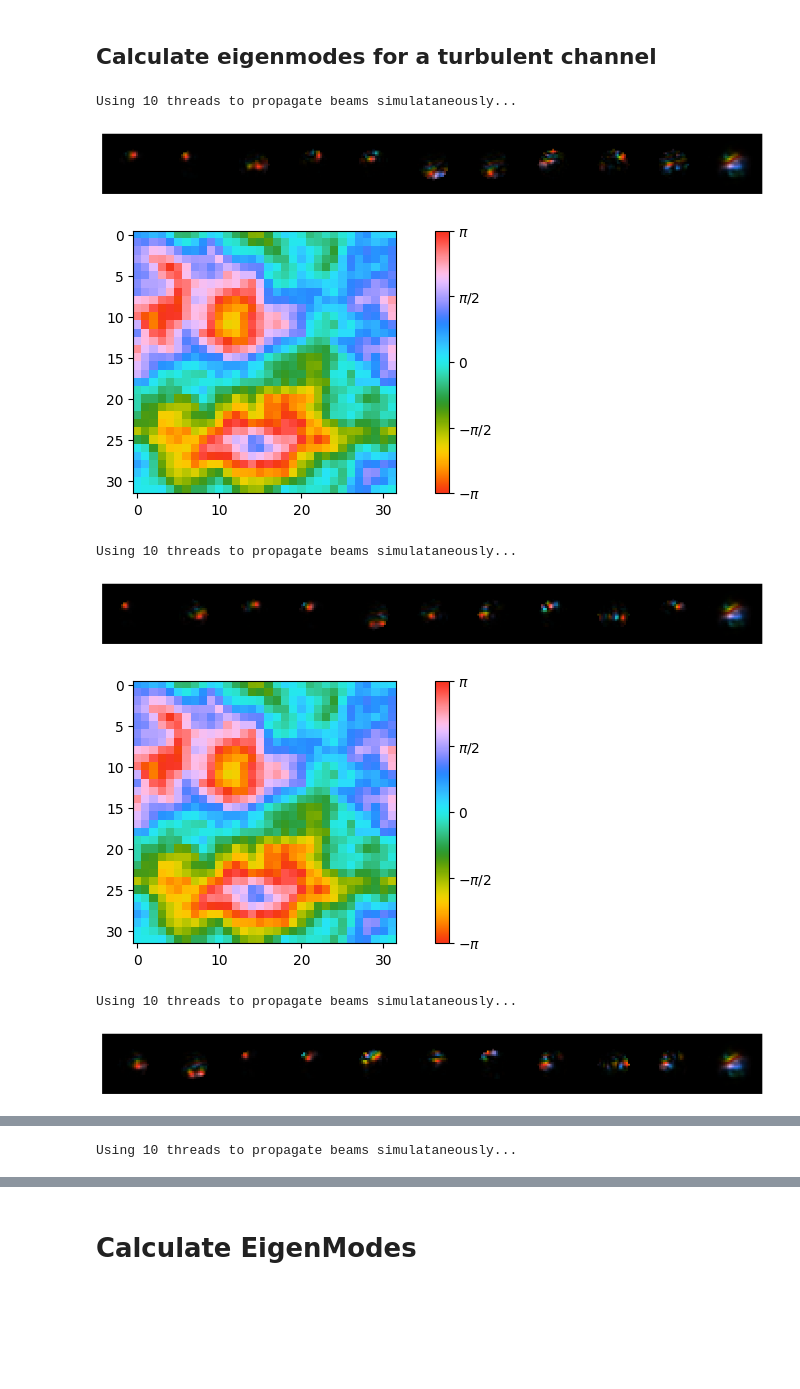
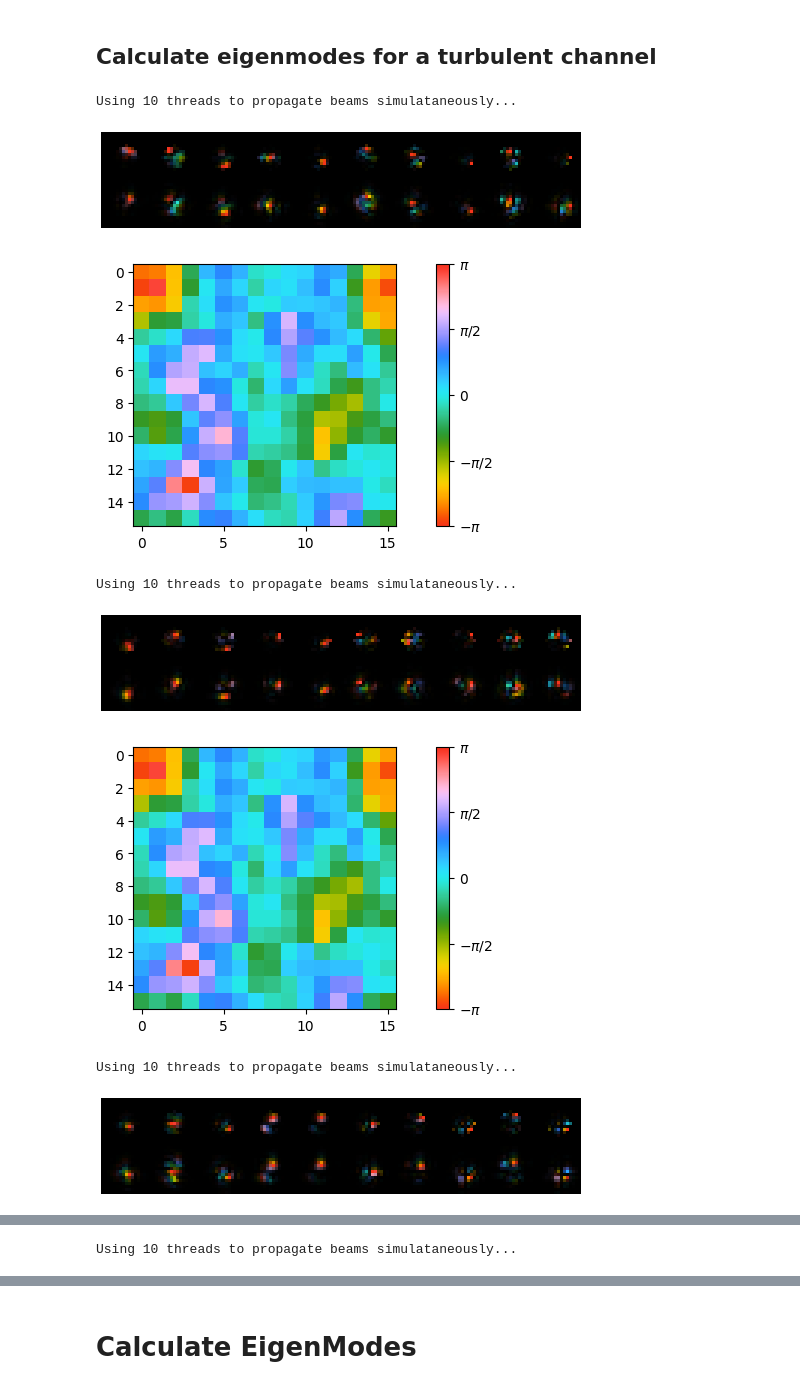
Before and after one commit to LukasScarfe/Eigen, a Jupyter notebook: eigenmodes.ipynb, the cells around one changed output, grey strips where cells are left out. Drawn from its saved outputs; the diff is of its cells as text; code cells hidden in the pictures; blank space fills up the shorter version.

Commit message:
eigenmodes are not eigening

```diff
--- a/eigenmodes.ipynb
+++ b/eigenmodes.ipynb
@@ -24,7 +24,7 @@ pmap, imap, customColoursBGY, customColoursViridis = colours()
 # %%
 #Simulation Parameters
 size = 45*cm
-N = 32 # Resolution (had N=192)
+N = 16 # Resolution (had N=192)
 lensSize=size/4 # Radius
 
 #Beam Parameters
@@ -82,42 +82,40 @@ for _ in range(5):
         allEigenBeams.append(eigenBeams)
         allEigenBeamsPropagated.append(eigenBeamsPropagated)
 
-        test_beam=propChannel(OAM(F,2*w0,0),z,abbs=abbs_screens)
-
         # plotting for test
-        plot=plot_beam(eigenBeams[:10]+[test_beam],rows=1,dpi=N*3)
+        plot=plot_beam(eigenBeams[:10]+eigenBeamsPropagated[:10],rows=2,dpi=N*3)
         plt.show();plt.close()
 
         ticks = [-np.pi, -np.pi/2, 0, np.pi/2, np.pi]
         fig = plt.figure(1, figsize=(9,3), constrained_layout=True)
 
 
         axes=[]
         images=[]
 
         # Plot phase screens
         ticks = [-np.pi, -np.pi/2, 0, np.pi/2, np.pi]
         fig = plt.figure(1, figsize=(9,3), constrained_layout=True)
         axes=[]
         images=[]
         for j in range(num_phase_screens):
             ax = fig.add_subplot(1,num_phase_screens,j+1)
             im = ax.imshow(wrap_to_pi(abbs[j].scrn), cmap=pmap, vmin=-np.pi, vmax=np.pi)
             axes.append(ax)
             images.append(im)
         cbar = fig.colorbar(im)
         cbar.set_ticks(ticks)
         cbar.set_ticklabels([r"$-\pi$", r"$-\pi/2$", r"$0$", r"$\pi/2$", r"$\pi$"])
         plt.show();plt.close()
 
 
     # next steps?
 # %% [output]
 Using 10 threads to propagate beams simulataneously...
-[figure, old version]
+[figure, new version]
-[figure, old version]
+[figure, new version]
 Using 10 threads to propagate beams simulataneously...
-[figure, old version]
+[figure, new version]
-[figure, old version]
+[figure, new version]
 Using 10 threads to propagate beams simulataneously...
-[figure, old version]
+[figure, new version]
```
Also changed, not shown: parts of 2 cells of this notebook, 1 other file.
